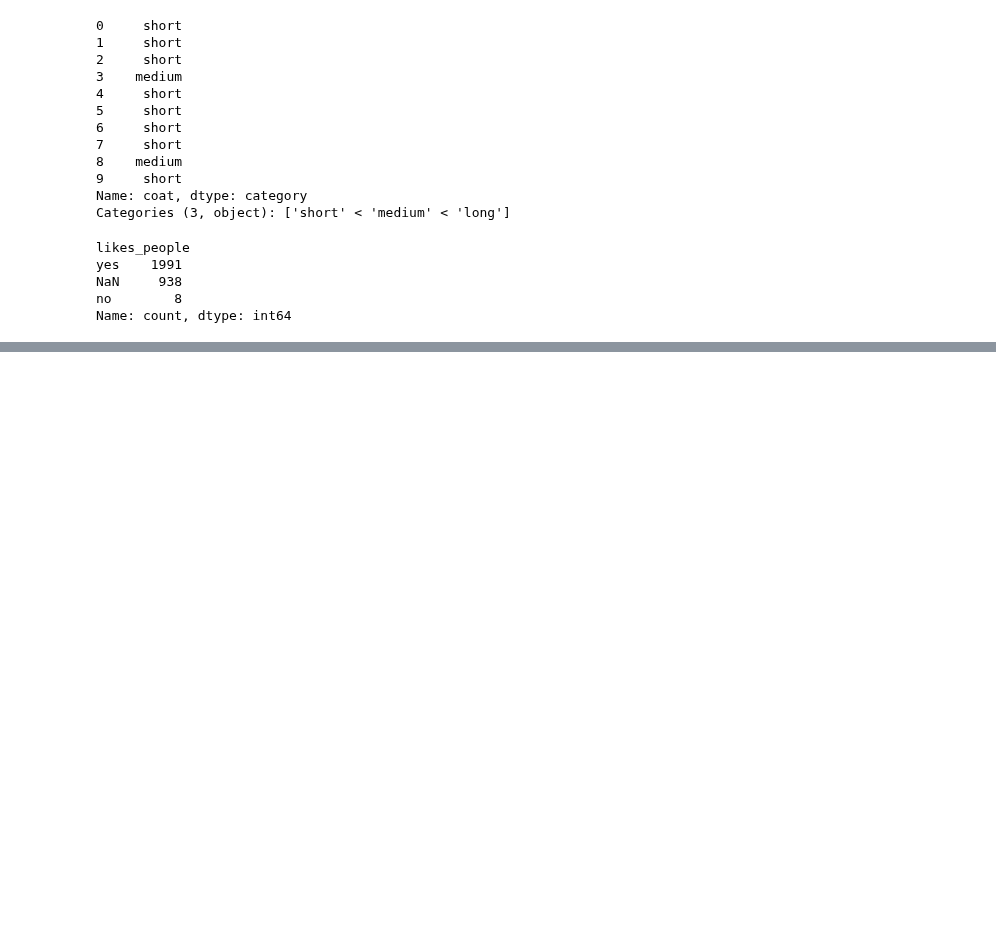
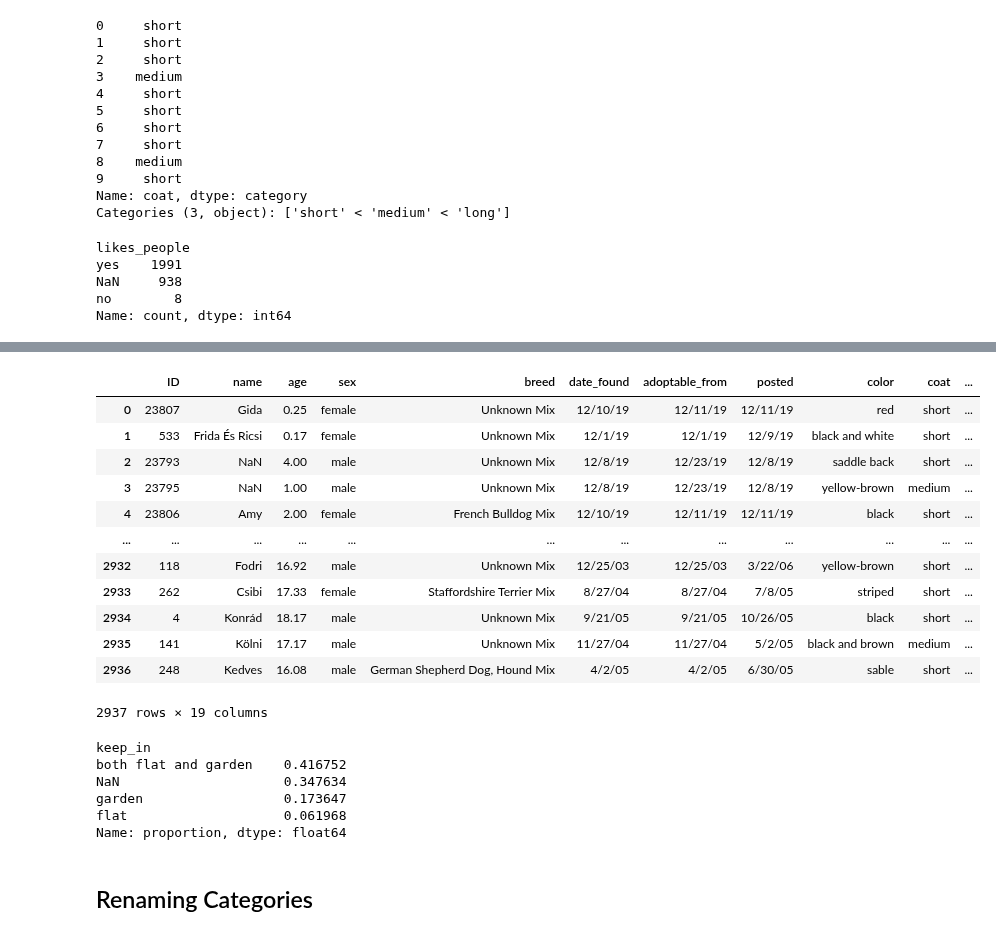
Before and after one commit to TeslimAdeyanju/studynote1-Python-for-Finance-Data-Science-My-Learning-Journey, a Jupyter notebook: python-datacamp/python_data_camp_note/11-Categorical Data Analysis/Chapter-11.ipynb, the cells around one changed output, grey strips where cells are left out. Saved outputs shown, nothing was run; the diff lists cells and outputs as text; code cells hidden in the pictures; blank space fills up the shorter version.

```diff
--- a/python-datacamp/python_data_camp_note/11-Categorical Data Analysis/Chapter-11.ipynb
+++ b/python-datacamp/python_data_camp_note/11-Categorical Data Analysis/Chapter-11.ipynb
@@ -397,0 +395,3 @@ memory usage: 3.1 KB
+# %%
+dogs['likes_people'] = dogs['likes_people'].cat.add_categories(
+   new_categories = ["Present", "Non_Present"])
@@ -397,0 +439,31 @@ memory usage: 3.1 KB
+# %%
+dogs
+# %% [output]
+|  | ID | name | age | sex | breed | date_found | adoptable_from | posted | color | coat | ... |
+| 0 | 23807 | Gida | 0.25 | female | Unknown Mix | 12/10/19 | 12/11/19 | 12/11/19 | red | short | ... |
+| 1 | 533 | Frida És Ricsi | 0.17 | female | Unknown Mix | 12/1/19 | 12/1/19 | 12/9/19 | black and white | short | ... |
+| 2 | 23793 | NaN | 4.00 | male | Unknown Mix | 12/8/19 | 12/23/19 | 12/8/19 | saddle back | short | ... |
+| 3 | 23795 | NaN | 1.00 | male | Unknown Mix | 12/8/19 | 12/23/19 | 12/8/19 | yellow-brown | medium | ... |
+| 4 | 23806 | Amy | 2.00 | female | French Bulldog Mix | 12/10/19 | 12/11/19 | 12/11/19 | black | short | ... |
+| ... | ... | ... | ... | ... | ... | ... | ... | ... | ... | ... | ... |
+| 2932 | 118 | Fodri | 16.92 | male | Unknown Mix | 12/25/03 | 12/25/03 | 3/22/06 | yellow-brown | short | ... |
+| 2933 | 262 | Csibi | 17.33 | female | Staffordshire Terrier Mix | 8/27/04 | 8/27/04 | 7/8/05 | striped | short | ... |
+| 2934 | 4 | Konrád | 18.17 | male | Unknown Mix | 9/21/05 | 9/21/05 | 10/26/05 | black | short | ... |
+| 2935 | 141 | Kölni | 17.17 | male | Unknown Mix | 11/27/04 | 11/27/04 | 5/2/05 | black and brown | medium | ... |
+| 2936 | 248 | Kedves | 16.08 | male | German Shepherd Dog, Hound Mix | 4/2/05 | 4/2/05 | 6/30/05 | sable | short | ... |
+2937 rows × 19 columns
+# %%
+# Check frequency counts while also printing the NaN count
+from encodings.punycode import T
+
+
+print(dogs["keep_in"].value_counts(dropna=False, normalize=True))
+# %% [output]
+keep_in
+both flat and garden    0.416752
+NaN                     0.347634
+garden                  0.173647
+flat                    0.061968
+Name: proportion, dtype: float64
+# %% [markdown]
+## Renaming Categories
```
Also changed, not shown: parts of 26 cells of this notebook.
